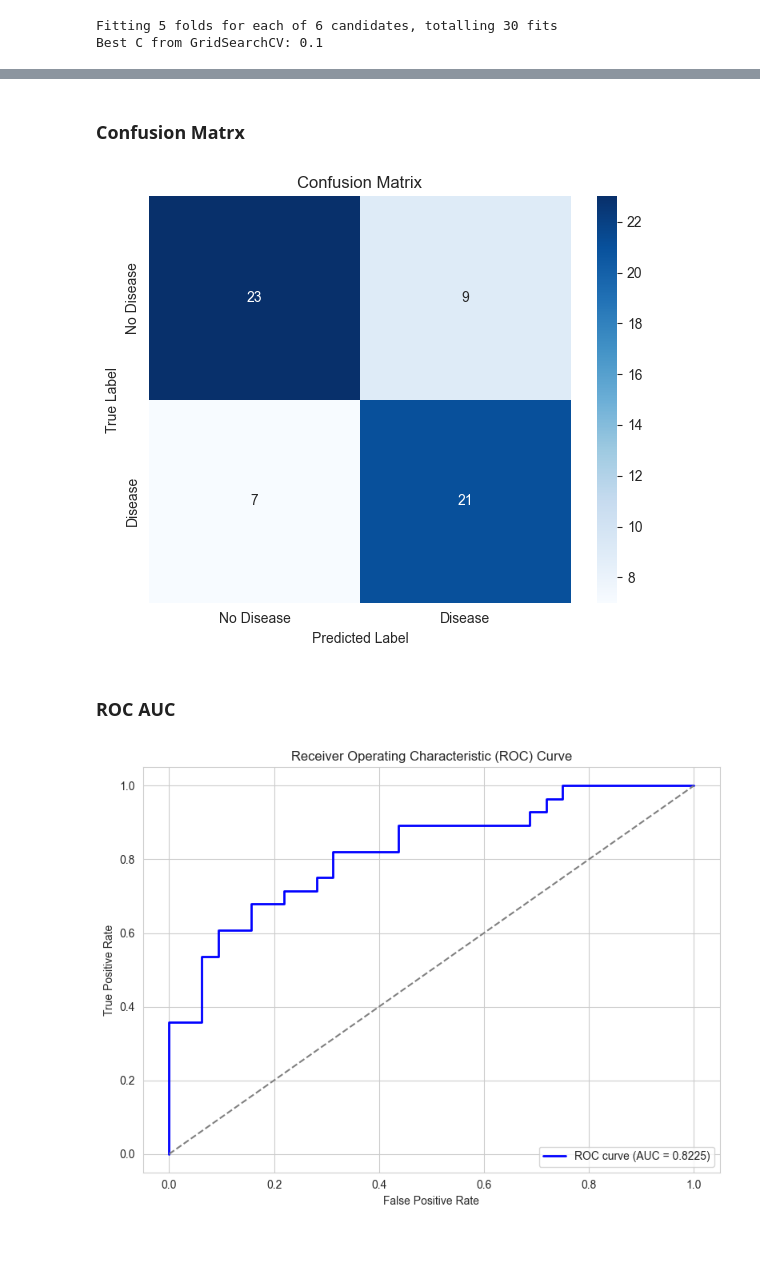
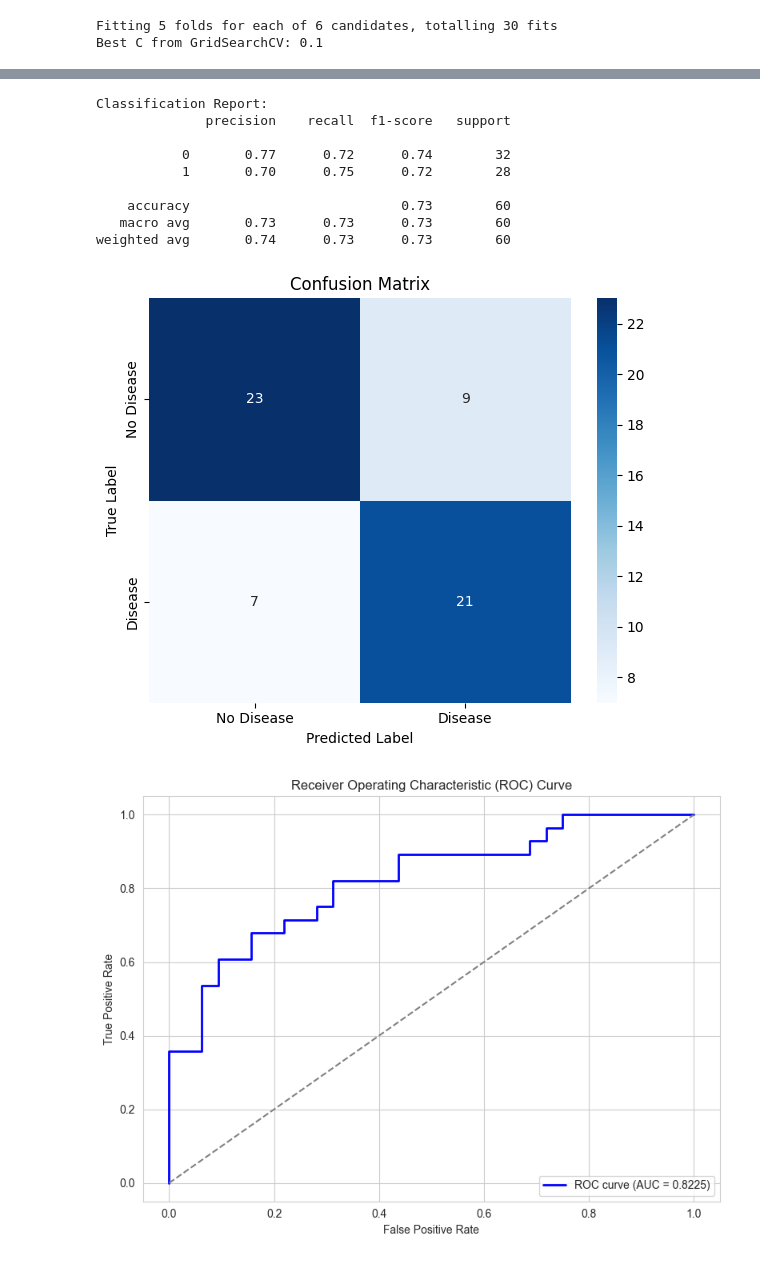
Before and after one commit to hjf11/Heart-Disease-Cleveland-UCI-Classification, a Jupyter notebook: Heart_Disease_Classification.ipynb, the cells around one changed output, grey strips where cells are left out. Drawn from its saved outputs; the diff is of its cells as text; code cells hidden in the pictures.

```diff
--- a/Heart_Disease_Classification.ipynb
+++ b/Heart_Disease_Classification.ipynb
@@ -152,7 +165,11 @@ grid_search = GridSearchCV(
     scoring='accuracy',
     verbose=1
 )
+
 grid_search.fit(X_train, y_train)
+
+best_log_reg = grid_search.best_estimator_
+best_models.append(best_log_reg)
 print("Best C from GridSearchCV:", grid_search.best_params_['C'])
 # %% [output]
 Fitting 5 folds for each of 6 candidates, totalling 30 fits
@@ -179,37 +179,14 @@ weighted avg       0.74      0.73      0.73        60
-# %% [markdown]
-### Confusion Matrx
-# %%
-cm = confusion_matrix(y_test, preds)
-
-labels = ['No Disease', 'Disease']
-
-plt.figure(figsize=(6, 5))
-sns.heatmap(cm, annot=True, fmt='d', cmap='Blues', xticklabels=labels, yticklabels=labels)
-plt.xlabel('Predicted Label')
-plt.ylabel('True Label')
-plt.title('Confusion Matrix')
-plt.tight_layout()
-plt.show()
-# %% [output]
-[figure, removed]
-# %% [markdown]
-### ROC AUC
-# %%
-probs = best_model.predict_proba(X_test)[:, 1]
-
-fpr, tpr, thresholds = roc_curve(y_test, probs)
-
-auc = roc_auc_score(y_test, probs)
-
-plt.figure(figsize=(8, 6))
-sns.set_style('whitegrid')
-plt.plot(fpr, tpr, color='blue', lw=2, label=f'ROC curve (AUC = {auc:.4f})')
-plt.plot([0, 1], [0, 1], color='gray', linestyle='--')  # Diagonal line (random classifier)
-plt.xlabel('False Positive Rate')
-plt.ylabel('True Positive Rate')
-plt.title('Receiver Operating Characteristic (ROC) Curve')
-plt.legend(loc='lower right')
-plt.tight_layout()
-plt.show()
-# %% [output]
-[figure, removed]
+# %%
+print_metrics(best_log_reg, X_test, y_test)
+# %% [output]
+Classification Report:
+              precision    recall  f1-score   support
+
+           0       0.77      0.72      0.74        32
+           1       0.70      0.75      0.72        28
+
+    accuracy                           0.73        60
+   macro avg       0.73      0.73      0.73        60
+weighted avg       0.74      0.73      0.73        60
+[figure, added]
+[figure, added]
```
Also changed, not shown: parts of 27 cells of this notebook, 2 other files.
